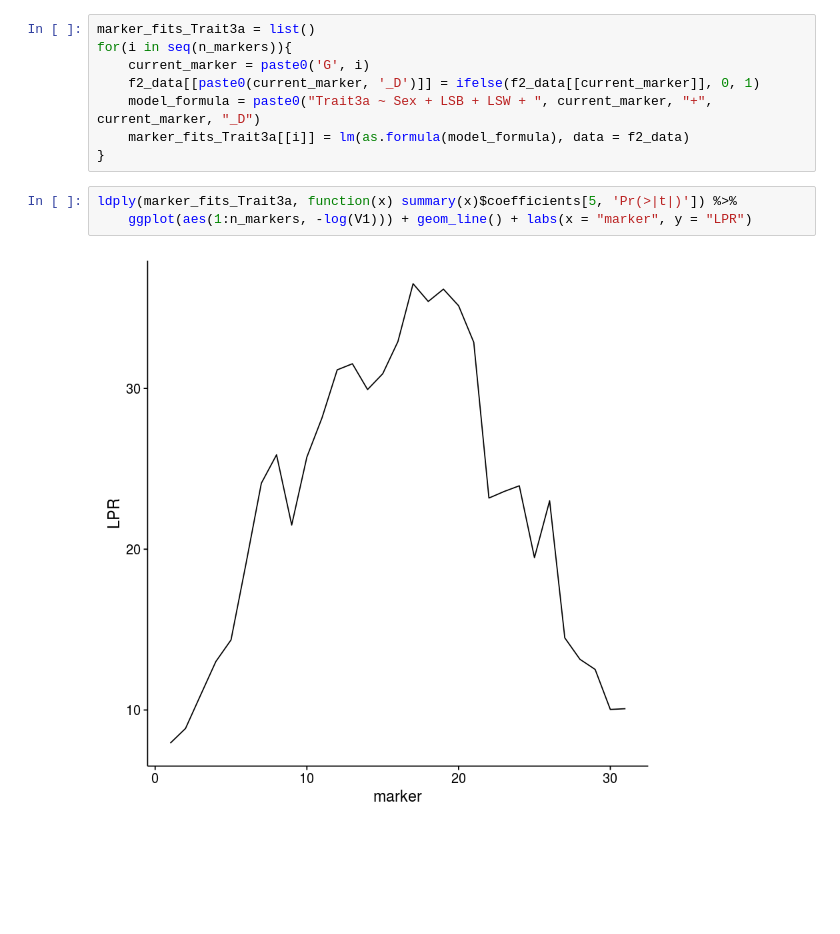
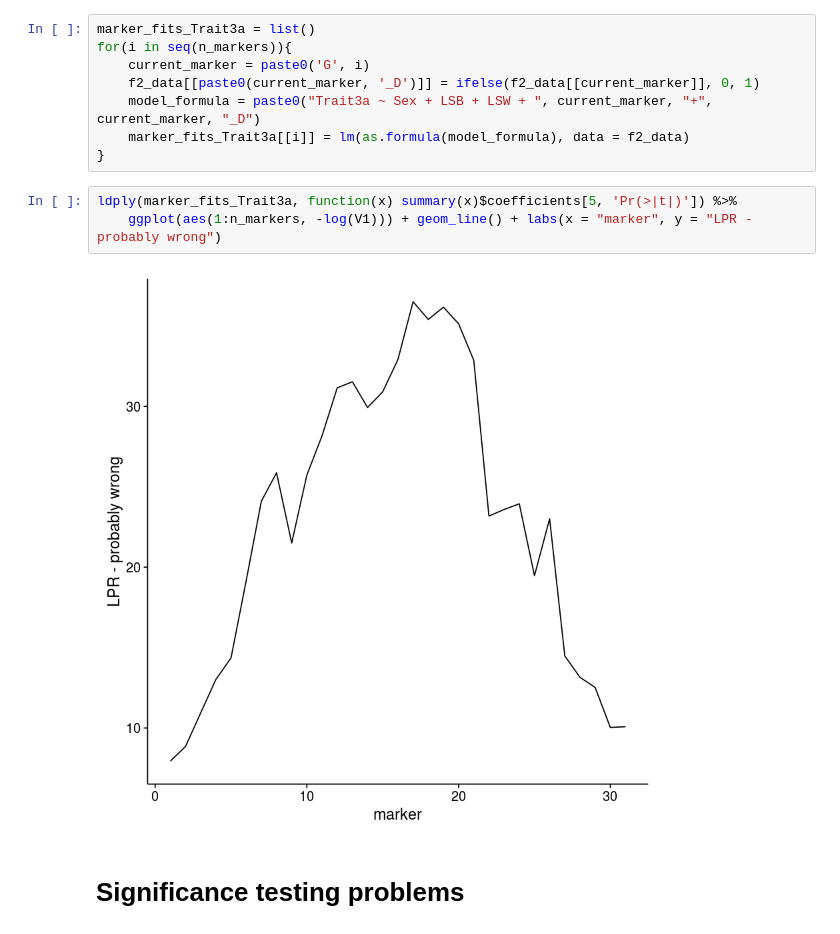
Before and after one commit to diogro/QGcourse, a Jupyter notebook: F2 mapping tutorial.ipynb, the cells around one changed output. Drawn from its saved outputs; the diff is of its cells as text; blank space fills up the shorter version.

```diff
--- a/F2 mapping tutorial.ipynb
+++ b/F2 mapping tutorial.ipynb
@@ -222,6 +222,8 @@ for(i in seq(n_markers)){
 }
 # %%
 ldply(marker_fits_Trait3a, function(x) summary(x)$coefficients[5, 'Pr(>|t|)']) %>%
-    ggplot(aes(1:n_markers, -log(V1))) + geom_line() + labs(x = "marker", y = "LPR")
+    ggplot(aes(1:n_markers, -log(V1))) + geom_line() + labs(x = "marker", y = "LPR - probably wrong")
 # %% [output]
-[figure, old version]
+[figure, new version]
+# %% [markdown]
+# Significance testing problems
```
Also changed, not shown: parts of 1 cell of this notebook.
